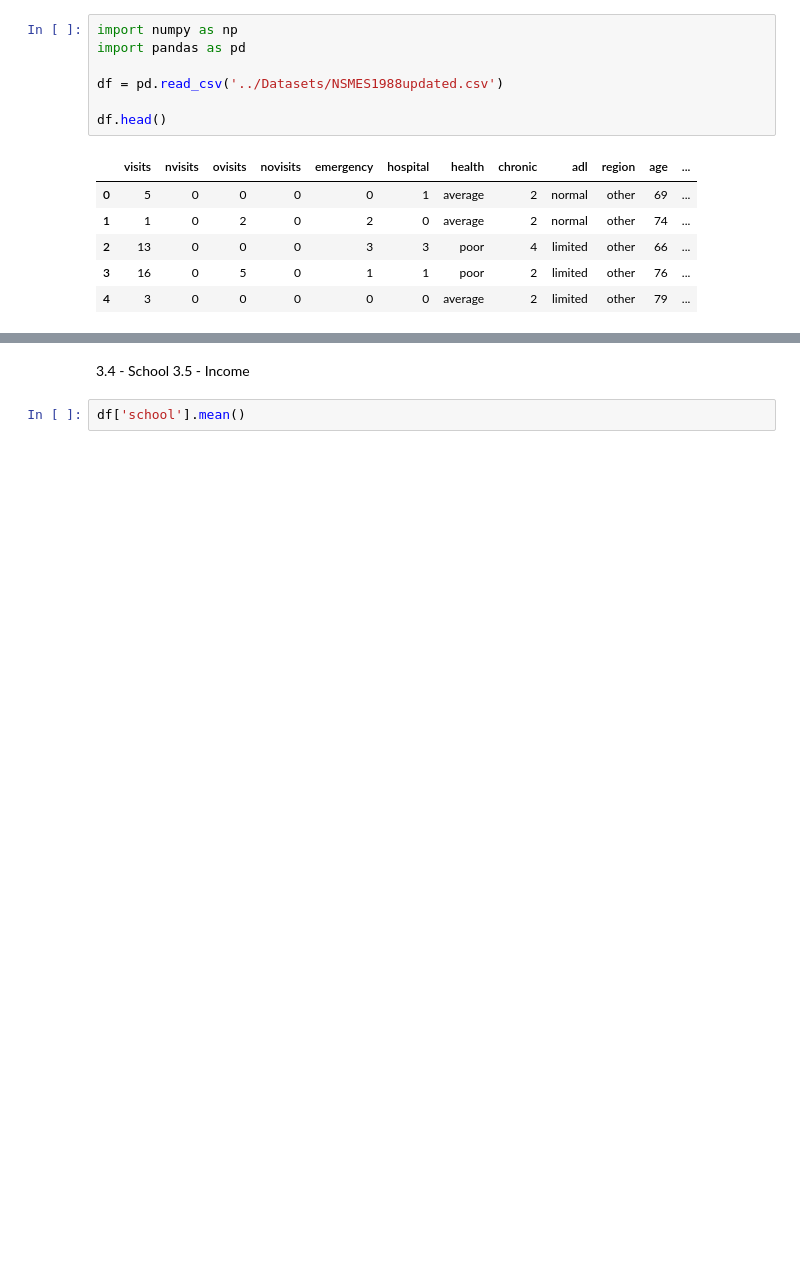
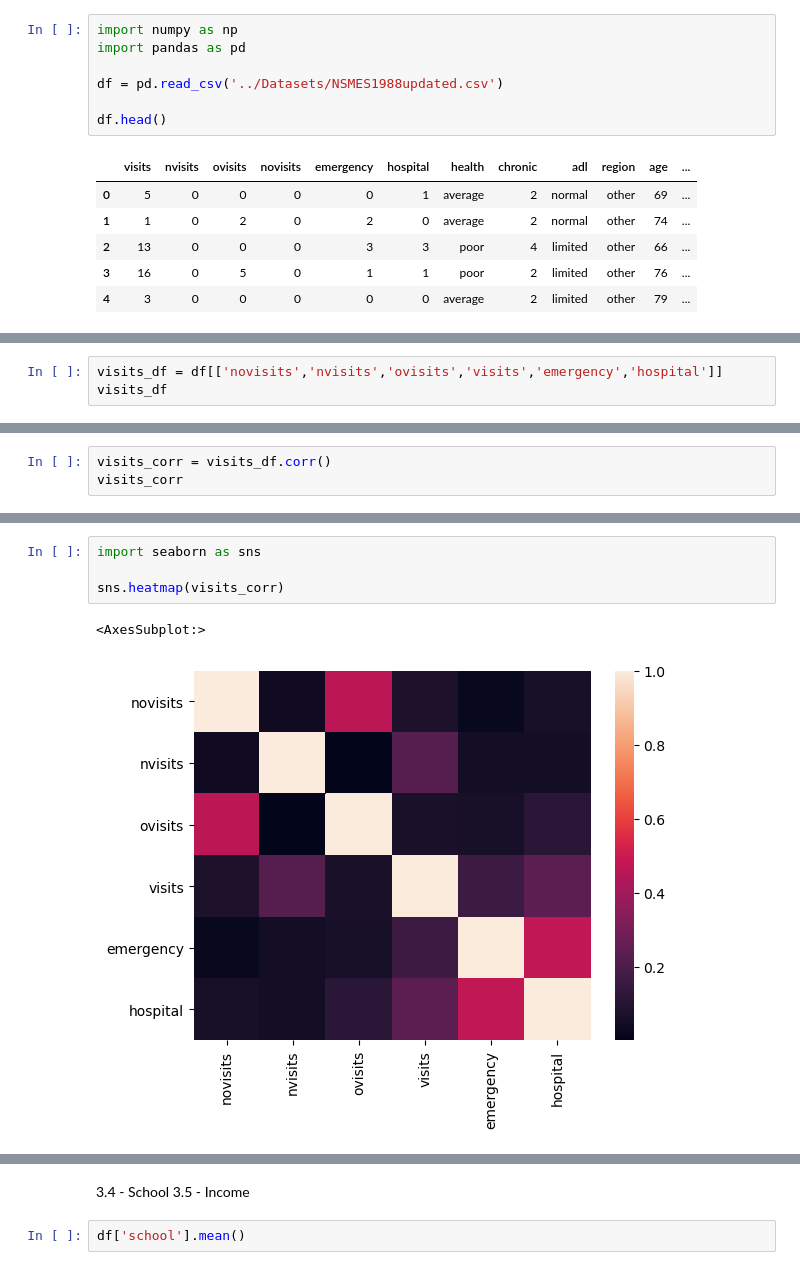
Before and after one commit to mobeloper/AIMLCaltechBootcamp, a Jupyter notebook: DataScience/Incremental_Capstone_Ebook_Dec/incremental_capstone.ipynb, the cells around one changed output, grey strips where cells are left out. Saved outputs shown, nothing was run; the diff lists cells and outputs as text; blank space fills up the shorter version.

```diff
--- a/DataScience/Incremental_Capstone_Ebook_Dec/incremental_capstone.ipynb
+++ b/DataScience/Incremental_Capstone_Ebook_Dec/incremental_capstone.ipynb
@@ -269,0 +385,3 @@ df.head()
+# %%
+visits_df = df[['novisits','nvisits','ovisits','visits','emergency','hospital']]
+visits_df
@@ -269,0 +402,3 @@ df.head()
+# %%
+visits_corr = visits_df.corr()
+visits_corr
@@ -269,0 +413,7 @@ df.head()
+# %%
+import seaborn as sns
+
+sns.heatmap(visits_corr)
+# %% [output]
+<AxesSubplot:>
+[figure, added]
```
Also changed, not shown: parts of 28 cells of this notebook, 1 other file.
